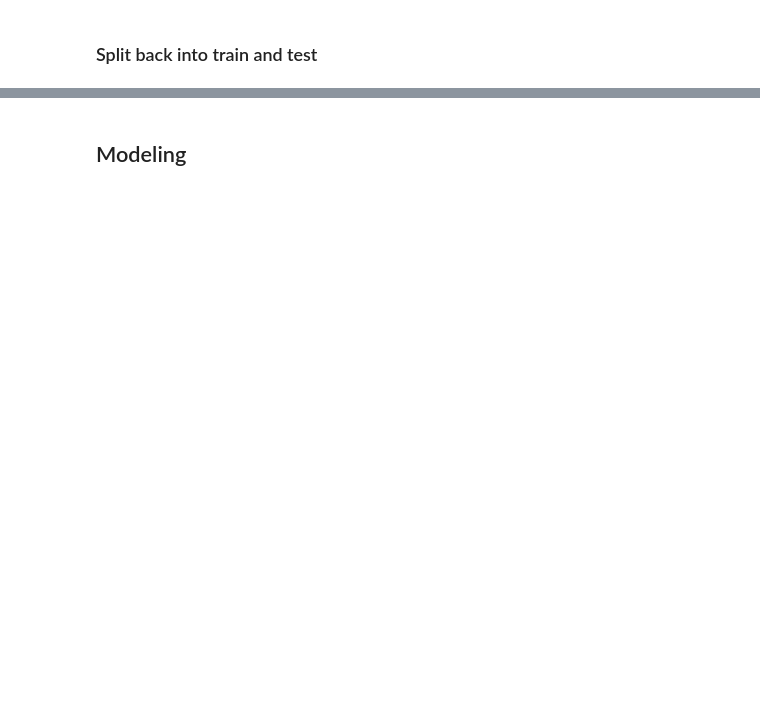
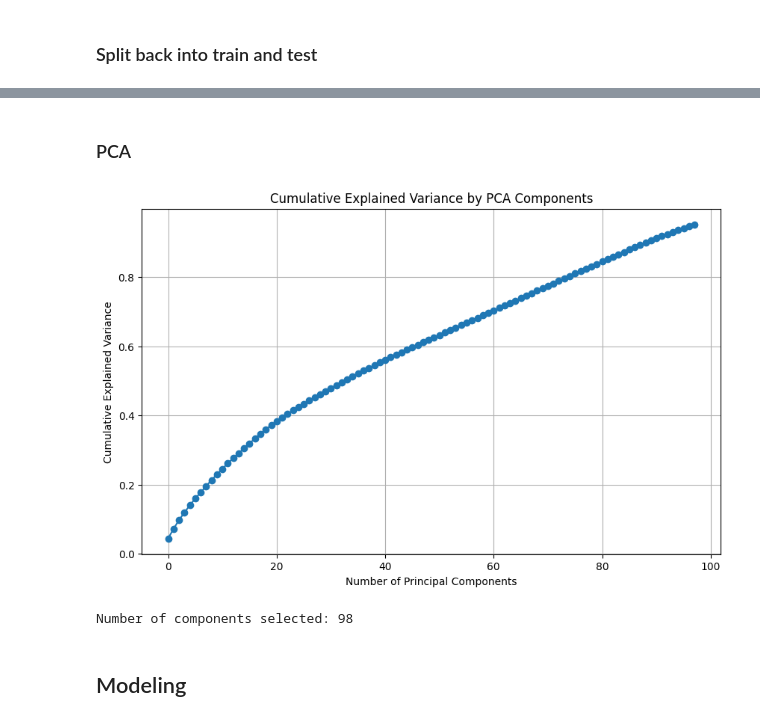
Before and after one commit to yukims19/Store-Sales-Time-Series-Prediction, a Jupyter notebook: preprocess_and_model.ipynb, the cells around one changed output, grey strips where cells are left out. Cells and saved outputs as stored; diff of their text form; code cells hidden in the pictures; blank space fills up the shorter version.

Commit message:
Add modeling

```diff
--- a/preprocess_and_model.ipynb
+++ b/preprocess_and_model.ipynb
@@ -94,10 +174,7 @@ store_cluster              0
 dataset                    0
 dtype: int64
-# %%
-# Drop holiday_description since will not use for modeling
-combined.drop(columns=['holiday_description'], inplace=True)
 # %%
-categorical_columns = ['family', 'holiday_type', 'holiday_locale', 'locale_name', 'holiday_transferred', 'city', 'state', 'store_type', 'store_cluster']
+categorical_columns = ['family', 'holiday_type', 'holiday_locale', 'locale_name', 'holiday_transferred', 'city', 'state', 'store_type', 'store_cluster', 'day_of_week', 'month', 'quarter']
 # %%
 # Check unique values
 for col in categorical_columns:
@@ -138,5 +212,0 @@ array(['False', 'none', 'True'], dtype=object)
-# %%
-# Date-based features
-combined['day_of_week'] = combined['date'].dt.dayofweek
-combined['month'] = combined['date'].dt.month
-combined['quarter'] = combined['date'].dt.quarter
@@ -176,2 +254,33 @@ test_processed = combined[combined['dataset'] == 'test'].drop(columns=['dataset'
+# %% [markdown]
+### PCA
+# %%
+X = train_processed.drop(['date','id','store_nbr', 'holiday_description', 'sales'], axis=1)
+# %%
+# Standardize the features before applying PCA
+scaler = StandardScaler()
+X_scaled = scaler.fit_transform(X)  # Adjust as needed
+
+# Apply PCA
+pca = PCA(n_components=0.95)  # Retain 95% of the variance
+X_pca = pca.fit_transform(X_scaled)
+
+# Explained variance ratio
+explained_variance = pca.explained_variance_ratio_
+cumulative_variance = explained_variance.cumsum()
+
+# Plot cumulative explained variance to decide on the number of components
+plt.figure(figsize=(10, 6))
+plt.plot(cumulative_variance, marker='o')
+plt.title('Cumulative Explained Variance by PCA Components')
+plt.xlabel('Number of Principal Components')
+plt.ylabel('Cumulative Explained Variance')
+plt.grid(True)
+plt.show()
+
+# Optional: Print the number of components selected
+print(f"Number of components selected: {X_pca.shape[1]}")
+# %% [output]
+[figure, added]
+Number of components selected: 98
 # %% [markdown]
 ## Modeling
```
Also changed, not shown: parts of 60 cells of this notebook.
